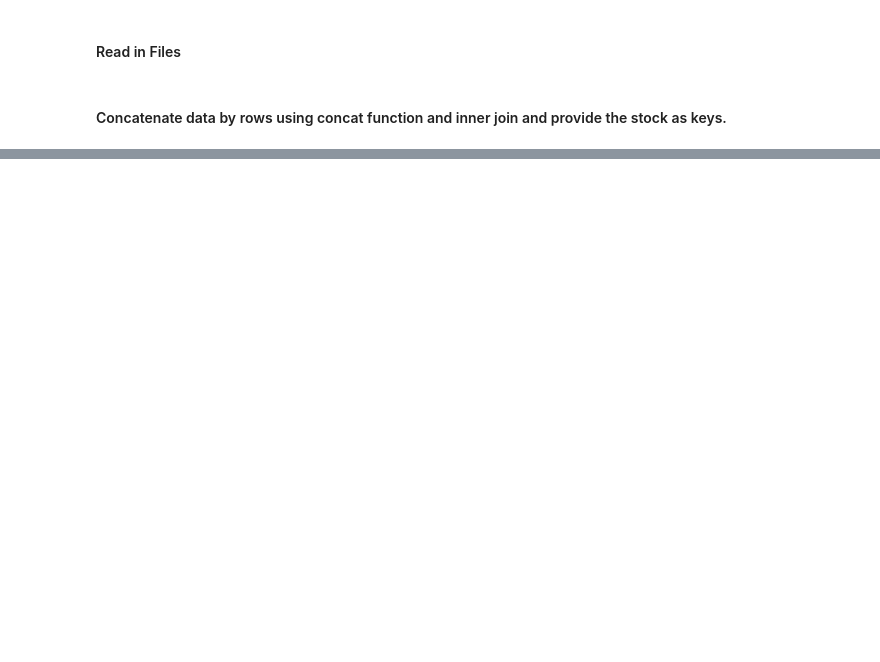
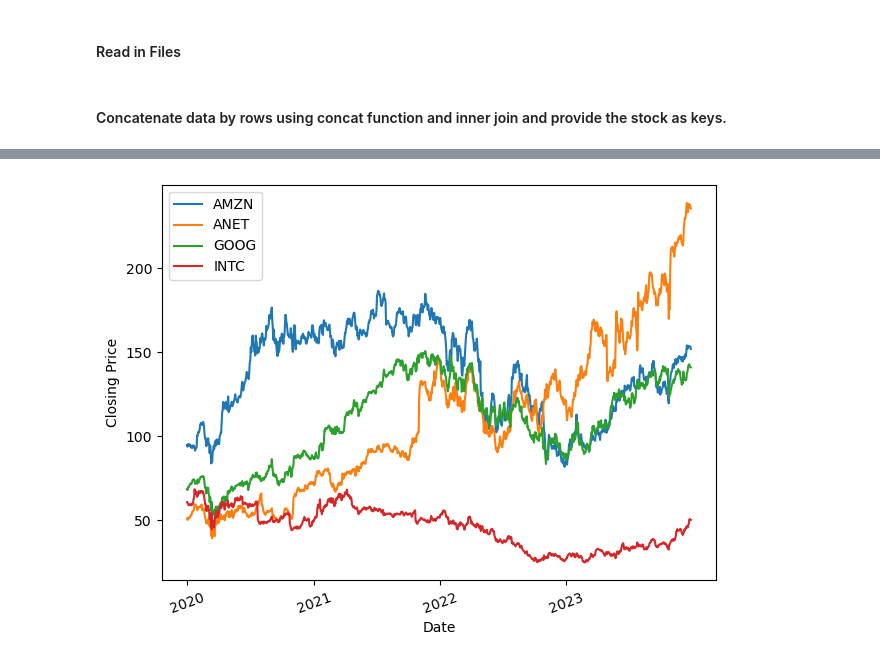
Before and after one commit to skiluvia/project1-varos-kiluvia-conley-melton, a Jupyter notebook: Project_1.ipynb, the cells around one changed output, grey strips where cells are left out. Cells and saved outputs as stored; diff of their text form; code cells hidden in the pictures; blank space fills up the shorter version.

```diff
--- a/Project_1.ipynb
+++ b/Project_1.ipynb
@@ -96,0 +85,13 @@ ValueError: Input could not be cast to an at-least-1D NumPy array
+# %%
+plt.clf()
+plt.plot(combinedDF['Date'], combinedDF[['AMZN','ANET','GOOG','INTC']])
+plt.xlabel('Date')
+plt.ylabel('Closing Price')
+plt.legend(companies)
+# plt.axes().xaxis.set_major_formatter(mdates.DateFormatter('%Y-%b'))
+plt.xticks([0, 253, 505, 756], ['2020', '2021', '2022', '2023'], rotation = 20)
+# ax.xaxis.set_major_formatter(mdates.DateFormatter('%Y-%b'))
+plt.tight_layout()
+plt.show()
+# %% [output]
+[figure, added]
```
Also changed, not shown: parts of 4 cells of this notebook.
